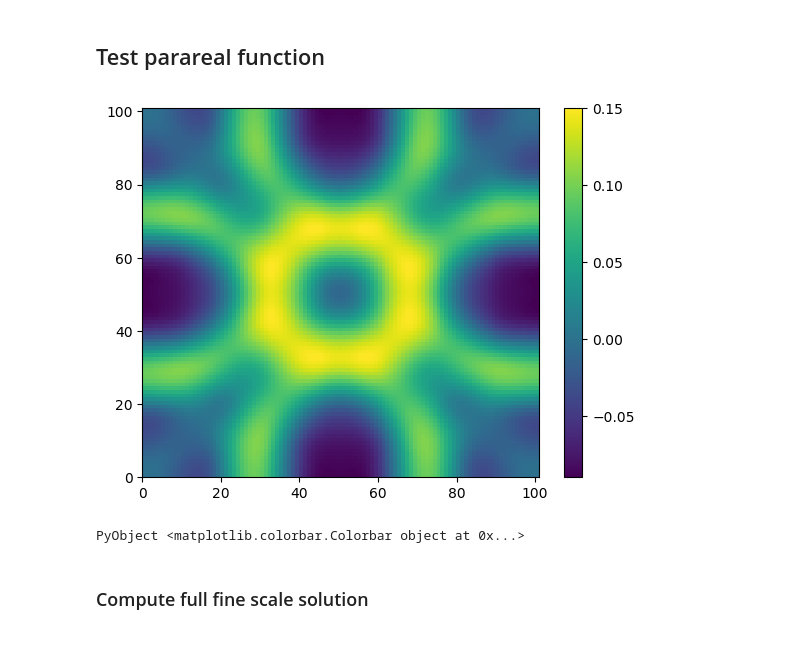
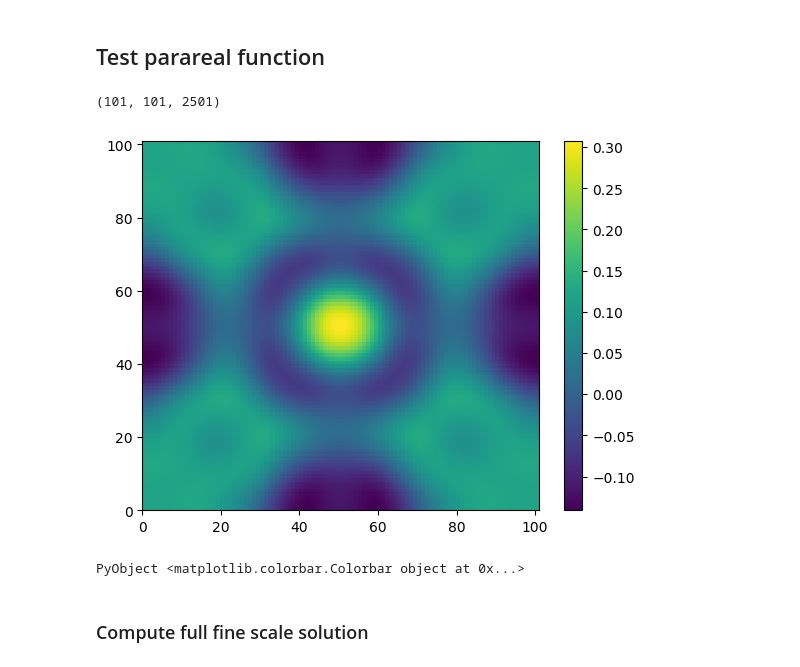
Before and after one commit to hieu325/juliawaveparareal, a Jupyter notebook: parareal2D_FDTD-parallel.ipynb, the cells around one changed output. Drawn from its saved outputs; the diff is of its cells as text; code cells hidden in the pictures.

```diff
--- a/parareal2D_FDTD-parallel.ipynb
+++ b/parareal2D_FDTD-parallel.ipynb
@@ -75,7 +75,7 @@ end
 ## Parareal function
 # %%
 function wave2dparareal(u0,ut0,vel,dX,pimax)
-    t_final = 20;
+    t_final = 100;
     dT = 0.04;
     time = collect(0:dT:t_final);
     Nt = size(time,1);
@@ -177,11 +177,15 @@ wave2dparareal (generic function with 1 method)
 ## Test parareal function
 # %%
 u1,ut1=wave2dparareal(u0,ut0,vel,dX,0);
+# %%
+size(u1)
+# %% [output]
+(101, 101, 2501)
 # %%
-pcolormesh(real.(u1[:,:,489]))
+pcolormesh(real.(u1[:,:,end]))
 colorbar()
 # %% [output]
-[figure, old version]
+[figure, new version]
 PyObject <matplotlib.colorbar.Colorbar object at 0x...>
 # %% [markdown]
 ### Compute full fine scale solution
```
